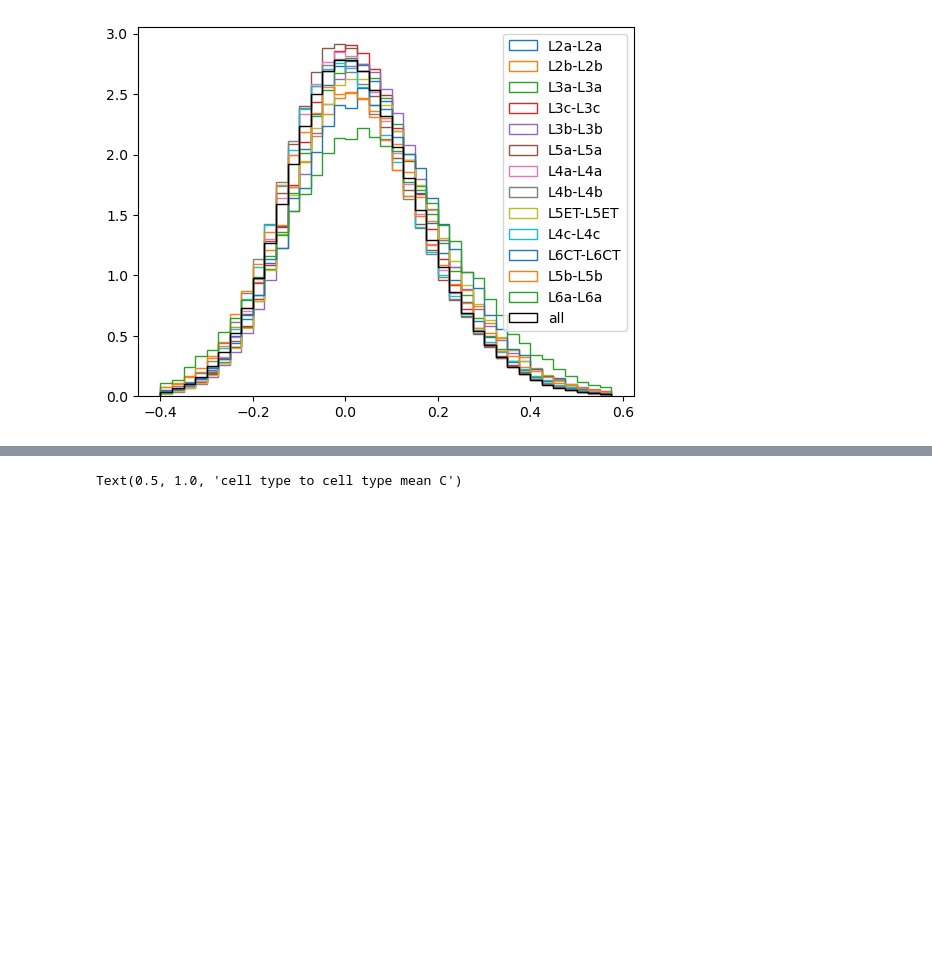
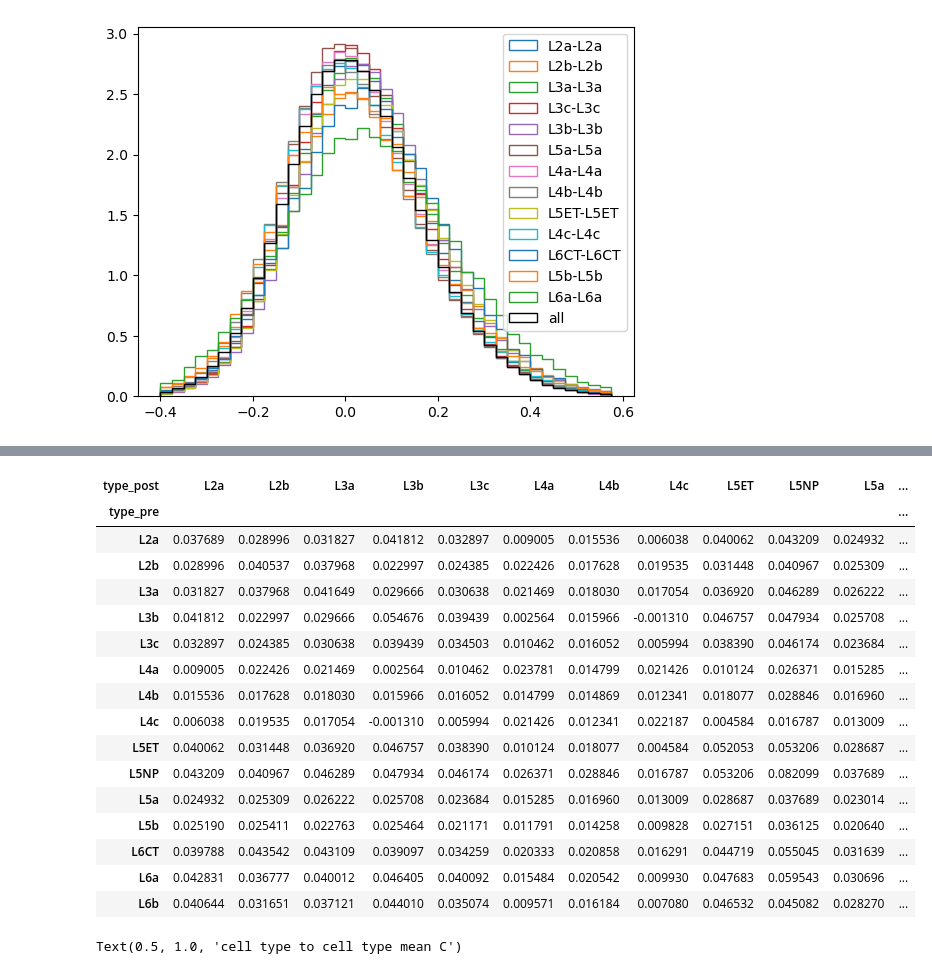
Before and after one commit to AllenInstitute/SWDB_CellTypeFunction, a Jupyter notebook: workshop2/CellTypesConnectivityFunction_Workshop2.ipynb, the cells around one changed output, grey strips where cells are left out. Cells and saved outputs as stored; diff of their text form; code cells hidden in the pictures; blank space fills up the shorter version.

```diff
--- a/workshop2/CellTypesConnectivityFunction_Workshop2.ipynb
+++ b/workshop2/CellTypesConnectivityFunction_Workshop2.ipynb
@@ -410,3 +387,23 @@ N_df = pd.concat(N_dfs)
+# %%
+mean_df
+# %% [output]
+| type_post | L2a | L2b | L3a | L3b | L3c | L4a | L4b | L4c | L5ET | L5NP | L5a | ... |
+| type_pre |  |  |  |  |  |  |  |  |  |  |  | ... |
+| L2a | 0.037689 | 0.028996 | 0.031827 | 0.041812 | 0.032897 | 0.009005 | 0.015536 | 0.006038 | 0.040062 | 0.043209 | 0.024932 | ... |
+| L2b | 0.028996 | 0.040537 | 0.037968 | 0.022997 | 0.024385 | 0.022426 | 0.017628 | 0.019535 | 0.031448 | 0.040967 | 0.025309 | ... |
+| L3a | 0.031827 | 0.037968 | 0.041649 | 0.029666 | 0.030638 | 0.021469 | 0.018030 | 0.017054 | 0.036920 | 0.046289 | 0.026222 | ... |
+| L3b | 0.041812 | 0.022997 | 0.029666 | 0.054676 | 0.039439 | 0.002564 | 0.015966 | -0.001310 | 0.046757 | 0.047934 | 0.025708 | ... |
+| L3c | 0.032897 | 0.024385 | 0.030638 | 0.039439 | 0.034503 | 0.010462 | 0.016052 | 0.005994 | 0.038390 | 0.046174 | 0.023684 | ... |
+| L4a | 0.009005 | 0.022426 | 0.021469 | 0.002564 | 0.010462 | 0.023781 | 0.014799 | 0.021426 | 0.010124 | 0.026371 | 0.015285 | ... |
+| L4b | 0.015536 | 0.017628 | 0.018030 | 0.015966 | 0.016052 | 0.014799 | 0.014869 | 0.012341 | 0.018077 | 0.028846 | 0.016960 | ... |
+| L4c | 0.006038 | 0.019535 | 0.017054 | -0.001310 | 0.005994 | 0.021426 | 0.012341 | 0.022187 | 0.004584 | 0.016787 | 0.013009 | ... |
+| L5ET | 0.040062 | 0.031448 | 0.036920 | 0.046757 | 0.038390 | 0.010124 | 0.018077 | 0.004584 | 0.052053 | 0.053206 | 0.028687 | ... |
+| L5NP | 0.043209 | 0.040967 | 0.046289 | 0.047934 | 0.046174 | 0.026371 | 0.028846 | 0.016787 | 0.053206 | 0.082099 | 0.037689 | ... |
+| L5a | 0.024932 | 0.025309 | 0.026222 | 0.025708 | 0.023684 | 0.015285 | 0.016960 | 0.013009 | 0.028687 | 0.037689 | 0.023014 | ... |
+| L5b | 0.025190 | 0.025411 | 0.022763 | 0.025464 | 0.021171 | 0.011791 | 0.014258 | 0.009828 | 0.027151 | 0.036125 | 0.020640 | ... |
+| L6CT | 0.039788 | 0.043542 | 0.043109 | 0.039097 | 0.034259 | 0.020333 | 0.020858 | 0.016291 | 0.044719 | 0.055045 | 0.031639 | ... |
+| L6a | 0.042831 | 0.036777 | 0.040012 | 0.046405 | 0.040092 | 0.015484 | 0.020542 | 0.009930 | 0.047683 | 0.059543 | 0.030696 | ... |
+| L6b | 0.040644 | 0.031651 | 0.037121 | 0.044010 | 0.035074 | 0.009571 | 0.016184 | 0.007080 | 0.046532 | 0.045082 | 0.028270 | ... |
 # %%
 N_df = N_df.reindex(sorted(N_df.columns), axis=1).sort_index()
 std_df = std_df.reindex(sorted(std_df.columns), axis=1).sort_index()
```
Also changed, not shown: parts of 7 cells of this notebook.
